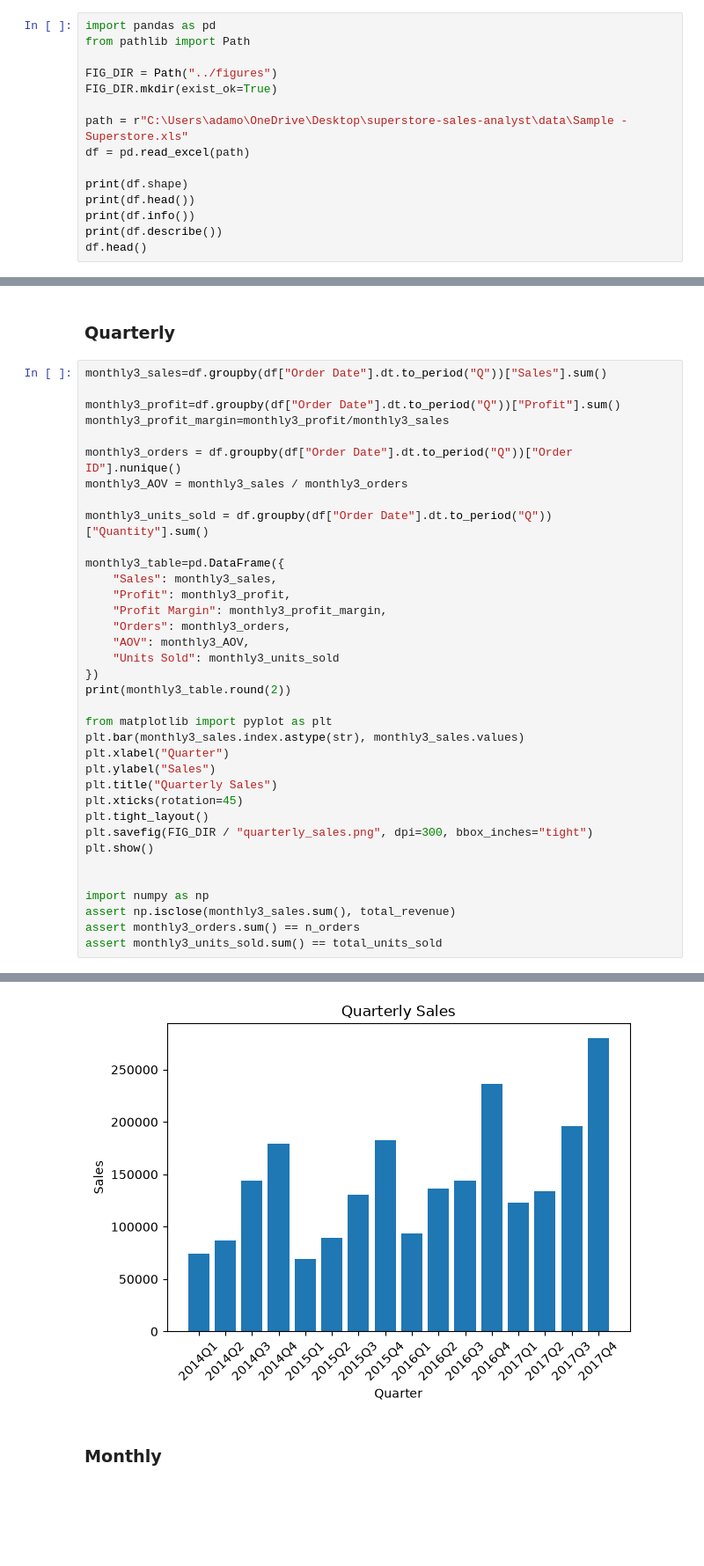
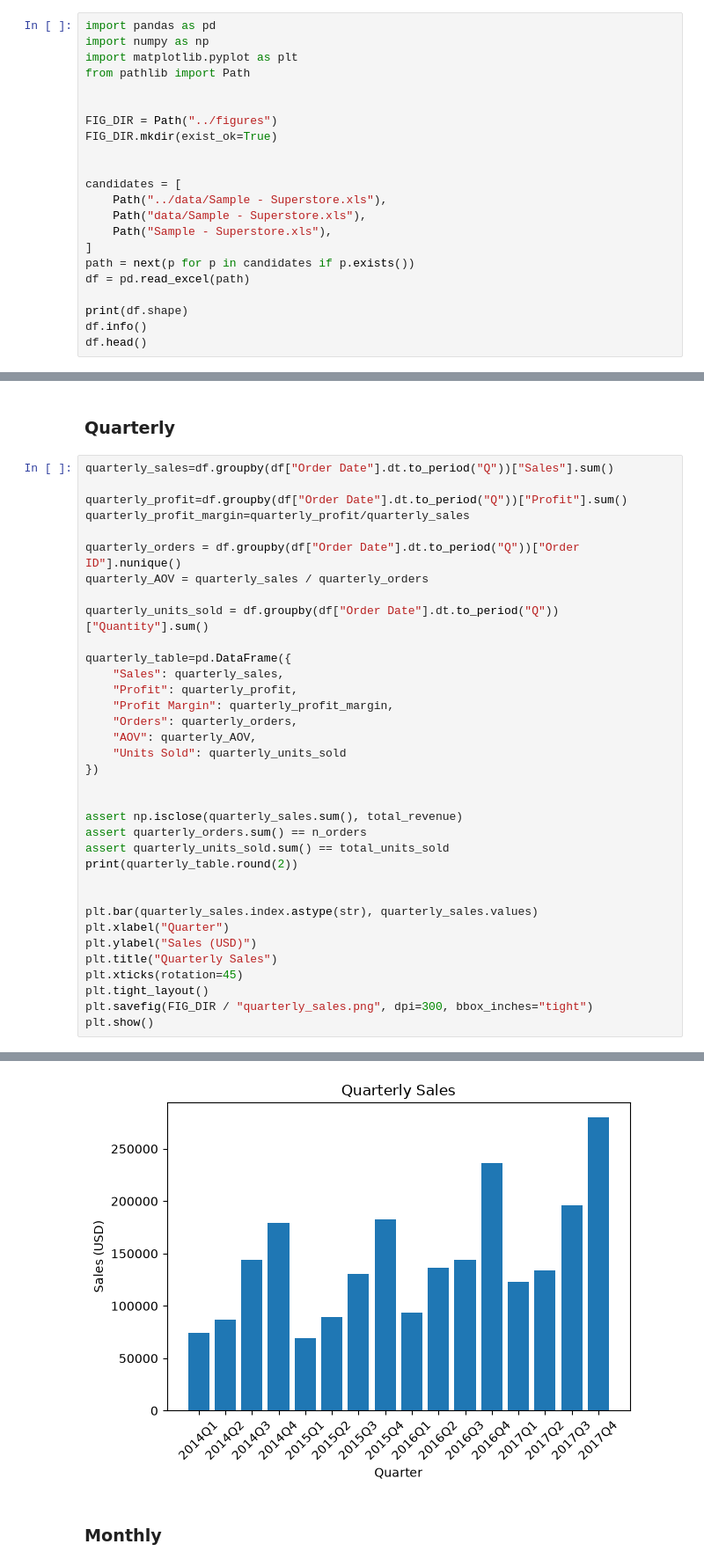
Before and after one commit to AdamosAnt10/superstore-sales-analysis, a Jupyter notebook: notebooks/analysis.ipynb, the cells around one changed output, grey strips where cells are left out. Shown at 88% size. Saved outputs shown, nothing was run; the diff lists cells and outputs as text; blank space fills up the shorter version.

```diff
--- a/notebooks/analysis.ipynb
+++ b/notebooks/analysis.ipynb
@@ -33,18 +12,25 @@ Note: you may need to restart the kernel to use updated packages.
 **Question:** is the data complete and in the right format before we analyse it?
 # %%
 import pandas as pd
+import numpy as np
+import matplotlib.pyplot as plt
 from pathlib import Path
+
 
 FIG_DIR = Path("../figures")
 FIG_DIR.mkdir(exist_ok=True)
 
-path = r"C:\Users\adamo\OneDrive\Desktop\superstore-sales-analyst\data\Sample - Superstore.xls"
+
+candidates = [
+    Path("../data/Sample - Superstore.xls"),
+    Path("data/Sample - Superstore.xls"),
+    Path("Sample - Superstore.xls"),
+]
+path = next(p for p in candidates if p.exists())
 df = pd.read_excel(path)
 
 print(df.shape)
-print(df.head())
-print(df.info())
-print(df.describe())
+df.info()
 df.head()
 # %% [output]
 (9994, 21)
@@ -155,61 +142,60 @@ Order Date
 # %% [markdown]
 ### Quarterly
 # %%
-monthly3_sales=df.groupby(df["Order Date"].dt.to_period("Q"))["Sales"].sum()
+quarterly_sales=df.groupby(df["Order Date"].dt.to_period("Q"))["Sales"].sum()
 
-monthly3_profit=df.groupby(df["Order Date"].dt.to_period("Q"))["Profit"].sum()
-monthly3_profit_margin=monthly3_profit/monthly3_sales
+quarterly_profit=df.groupby(df["Order Date"].dt.to_period("Q"))["Profit"].sum()
+quarterly_profit_margin=quarterly_profit/quarterly_sales
 
-monthly3_orders = df.groupby(df["Order Date"].dt.to_period("Q"))["Order ID"].nunique()
-monthly3_AOV = monthly3_sales / monthly3_orders
+quarterly_orders = df.groupby(df["Order Date"].dt.to_period("Q"))["Order ID"].nunique()
+quarterly_AOV = quarterly_sales / quarterly_orders
 
-monthly3_units_sold = df.groupby(df["Order Date"].dt.to_period("Q"))["Quantity"].sum()
+quarterly_units_sold = df.groupby(df["Order Date"].dt.to_period("Q"))["Quantity"].sum()
 
-monthly3_table=pd.DataFrame({
-    "Sales": monthly3_sales,
-    "Profit": monthly3_profit,
-    "Profit Margin": monthly3_profit_margin,
-    "Orders": monthly3_orders,
-    "AOV": monthly3_AOV,
-    "Units Sold": monthly3_units_sold
+quarterly_table=pd.DataFrame({
+    "Sales": quarterly_sales,
+    "Profit": quarterly_profit,
+    "Profit Margin": quarterly_profit_margin,
+    "Orders": quarterly_orders,
+    "AOV": quarterly_AOV,
+    "Units Sold": quarterly_units_sold
 })
-print(monthly3_table.round(2))
 
-from matplotlib import pyplot as plt
-plt.bar(monthly3_sales.index.astype(str), monthly3_sales.values)
+
+assert np.isclose(quarterly_sales.sum(), total_revenue)
+assert quarterly_orders.sum() == n_orders
+assert quarterly_units_sold.sum() == total_units_sold
+print(quarterly_table.round(2))
+
+
+plt.bar(quarterly_sales.index.astype(str), quarterly_sales.values)
 plt.xlabel("Quarter")
-plt.ylabel("Sales")
+plt.ylabel("Sales (USD)")
 plt.title("Quarterly Sales")
 plt.xticks(rotation=45)
 plt.tight_layout()
 plt.savefig(FIG_DIR / "quarterly_sales.png", dpi=300, bbox_inches="tight")
 plt.show()
-
-
-import numpy as np
-assert np.isclose(monthly3_sales.sum(), total_revenue)
-assert monthly3_orders.sum() == n_orders
-assert monthly3_units_sold.sum() == total_units_sold
 # %% [output]
                 Sales    Profit  Profit Margin  Orders     AOV  Units Sold
 Order Date
 2014Q1       74447.80   3811.23           0.05     131  568.30        1028
 2014Q2       86538.76  11204.07           0.13     201  430.54        1523
 2014Q3      143633.21  12804.72           0.09     267  537.95        2159
 2014Q4      179627.73  21723.95           0.12     370  485.48        2871
 2015Q1       68851.74   9264.94           0.13     144  478.14         990
 2015Q2       89124.19  12190.92           0.14     214  416.47        1604
 2015Q3      130259.58  16853.62           0.13     274  475.40        2241
 2015Q4      182297.01  23309.12           0.13     406  449.01        3144
 2016Q1       93237.18  11441.37           0.12     179  520.88        1243
 2016Q2      136082.30  16390.34           0.12     294  462.86        2240
 2016Q3      143787.36  15823.60           0.11     378  380.39        2767
 2016Q4      236098.75  38139.86           0.16     464  508.83        3587
 2017Q1      123144.86  23506.20           0.19     240  513.10        1845
 2017Q2      133764.37  15499.21           0.12     367  364.48        2551
 2017Q3      196251.96  26985.13           0.14     448  438.06        3384
 2017Q4      280054.07  27448.73           0.10     632  443.12        4696
-[figure, old version]
+[figure, new version]
 # %% [markdown]
 ### Monthly
 # %%
```
Also changed, not shown: parts of 18 cells of this notebook, 2 other files.
